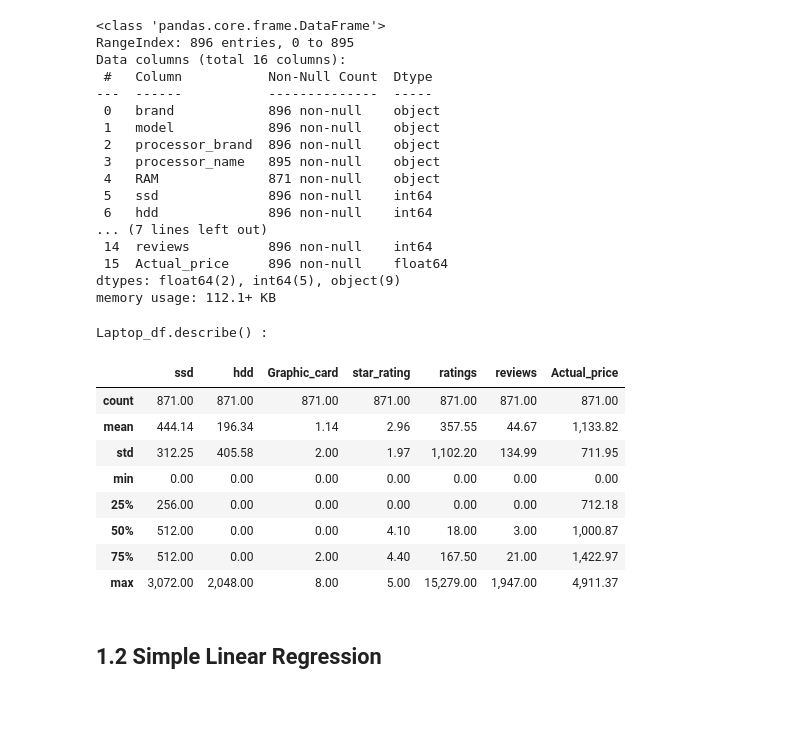
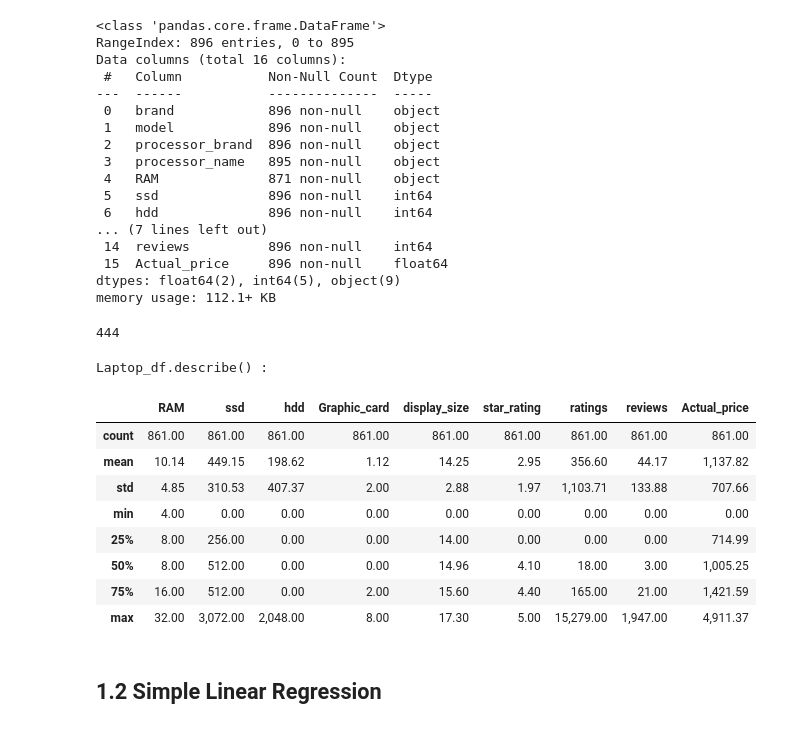
Before and after one commit to Moojun/study_ML, a Jupyter notebook: 2.Data_Analysis/src/1_Regression.ipynb, the cells around one changed output. Saved outputs shown, nothing was run; the diff lists cells and outputs as text; code cells hidden in the pictures.

```diff
--- a/2.Data_Analysis/src/1_Regression.ipynb
+++ b/2.Data_Analysis/src/1_Regression.ipynb
@@ -139,22 +142,35 @@ Data columns (total 16 columns):
  15  Actual_price     896 non-null    float64
 dtypes: float64(2), int64(5), object(9)
 memory usage: 112.1+ KB
-# %%
-# remove NaN values
-Laptop_df = Laptop_df.dropna(axis = 0, inplace = False)
-
-print("Laptop_df.describe() : \n")
-Laptop_df.describe()
-# %% [output]
-Laptop_df.describe() :
-|  | ssd | hdd | Graphic_card | star_rating | ratings | reviews | Actual_price |
-| count | 871.00 | 871.00 | 871.00 | 871.00 | 871.00 | 871.00 | 871.00 |
-| mean | 444.14 | 196.34 | 1.14 | 2.96 | 357.55 | 44.67 | 1,133.82 |
-| std | 312.25 | 405.58 | 2.00 | 1.97 | 1,102.20 | 134.99 | 711.95 |
-| min | 0.00 | 0.00 | 0.00 | 0.00 | 0.00 | 0.00 | 0.00 |
-| 25% | 256.00 | 0.00 | 0.00 | 0.00 | 0.00 | 0.00 | 712.18 |
-| 50% | 512.00 | 0.00 | 0.00 | 4.10 | 18.00 | 3.00 | 1,000.87 |
-| 75% | 512.00 | 0.00 | 2.00 | 4.40 | 167.50 | 21.00 | 1,422.97 |
-| max | 3,072.00 | 2,048.00 | 8.00 | 5.00 | 15,279.00 | 1,947.00 | 4,911.37 |
+# %%
+Laptop_df.index[444]
+
+# Remove data that is misplaced
+misplaced_data = np.array([444, 543, 684, 693, 712, 720, 771, 822, 848, 884])
+misplaced_data -= 2
+Laptop_df = Laptop_df.drop(index = misplaced_data)
+
+# Remove NaN values
+Laptop_df = Laptop_df.dropna(axis = 0, inplace = False)
+
+
+# Change column data type
+Laptop_df["RAM"] = Laptop_df["RAM"].astype(float)
+Laptop_df["display_size"] = Laptop_df["display_size"].astype(float)
+
+print("Laptop_df.describe() : \n")
+Laptop_df.describe()
+# %% [output]
+444
+Laptop_df.describe() :
+|  | RAM | ssd | hdd | Graphic_card | display_size | star_rating | ratings | reviews | Actual_price |
+| count | 861.00 | 861.00 | 861.00 | 861.00 | 861.00 | 861.00 | 861.00 | 861.00 | 861.00 |
+| mean | 10.14 | 449.15 | 198.62 | 1.12 | 14.25 | 2.95 | 356.60 | 44.17 | 1,137.82 |
+| std | 4.85 | 310.53 | 407.37 | 2.00 | 2.88 | 1.97 | 1,103.71 | 133.88 | 707.66 |
+| min | 4.00 | 0.00 | 0.00 | 0.00 | 0.00 | 0.00 | 0.00 | 0.00 | 0.00 |
+| 25% | 8.00 | 256.00 | 0.00 | 0.00 | 14.00 | 0.00 | 0.00 | 0.00 | 714.99 |
+| 50% | 8.00 | 512.00 | 0.00 | 0.00 | 14.96 | 4.10 | 18.00 | 3.00 | 1,005.25 |
+| 75% | 16.00 | 512.00 | 0.00 | 2.00 | 15.60 | 4.40 | 165.00 | 21.00 | 1,421.59 |
+| max | 32.00 | 3,072.00 | 2,048.00 | 8.00 | 17.30 | 5.00 | 15,279.00 | 1,947.00 | 4,911.37 |
 # %% [markdown]
 ## 1.2 Simple Linear Regression
```
Also changed, not shown: parts of 4 cells of this notebook.
